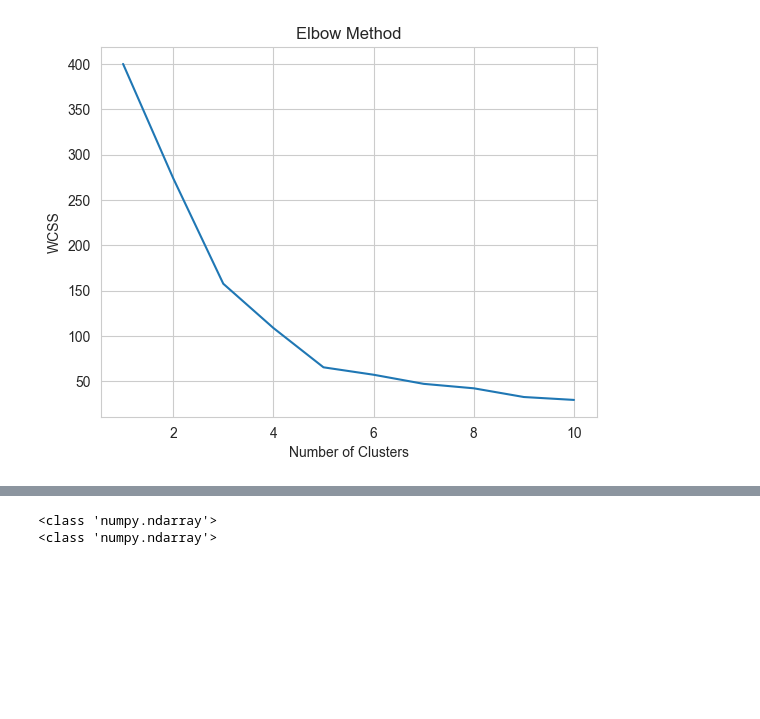
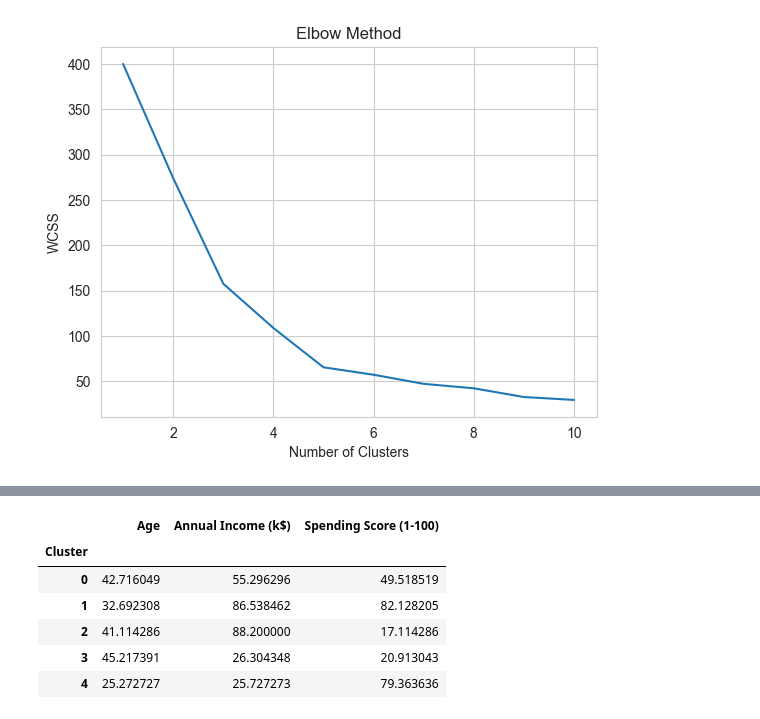
Before and after one commit to saloni-sys/Scikit-Learn-Projects, a Jupyter notebook: Mall Customer Segmentation.ipynb, the cells around one changed output, grey strips where cells are left out. Drawn from its saved outputs; the diff is of its cells as text; code cells hidden in the pictures; blank space fills up the shorter version.

```diff
--- a/Mall Customer Segmentation.ipynb
+++ b/Mall Customer Segmentation.ipynb
@@ -90,6 +90,10 @@ plt.show()
 # %%
-print(type(X))
-print(type(X_scaled))
+df.groupby('Cluster')[['Age','Annual Income (k$)','Spending Score (1-100)']].mean()
 # %% [output]
-<class 'numpy.ndarray'>
-<class 'numpy.ndarray'>
+|  | Age | Annual Income (k$) | Spending Score (1-100) |
+| Cluster |  |  |  |
+| 0 | 42.716049 | 55.296296 | 49.518519 |
+| 1 | 32.692308 | 86.538462 | 82.128205 |
+| 2 | 41.114286 | 88.200000 | 17.114286 |
+| 3 | 45.217391 | 26.304348 | 20.913043 |
+| 4 | 25.272727 | 25.727273 | 79.363636 |
```
Also changed, not shown: parts of 2 cells of this notebook.
